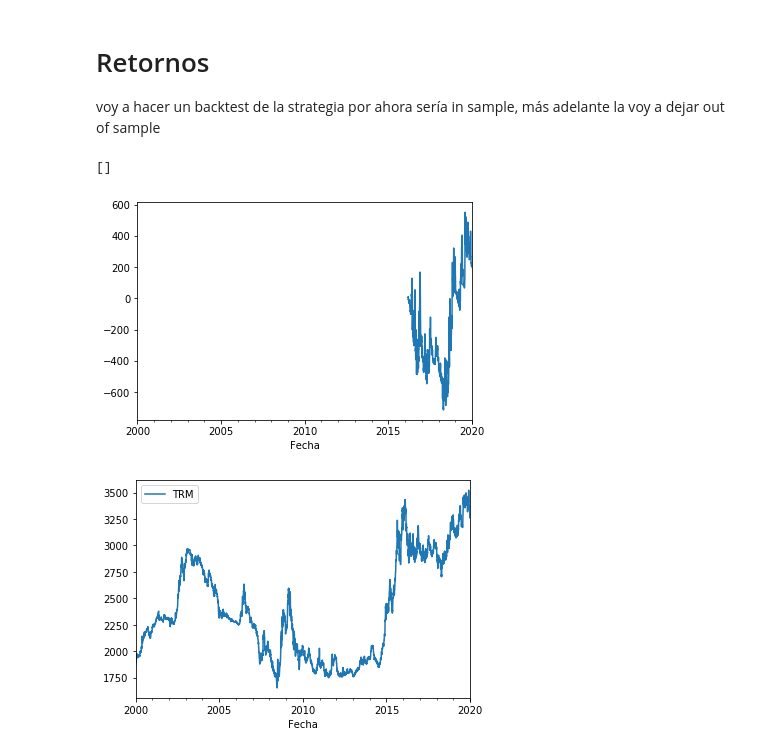
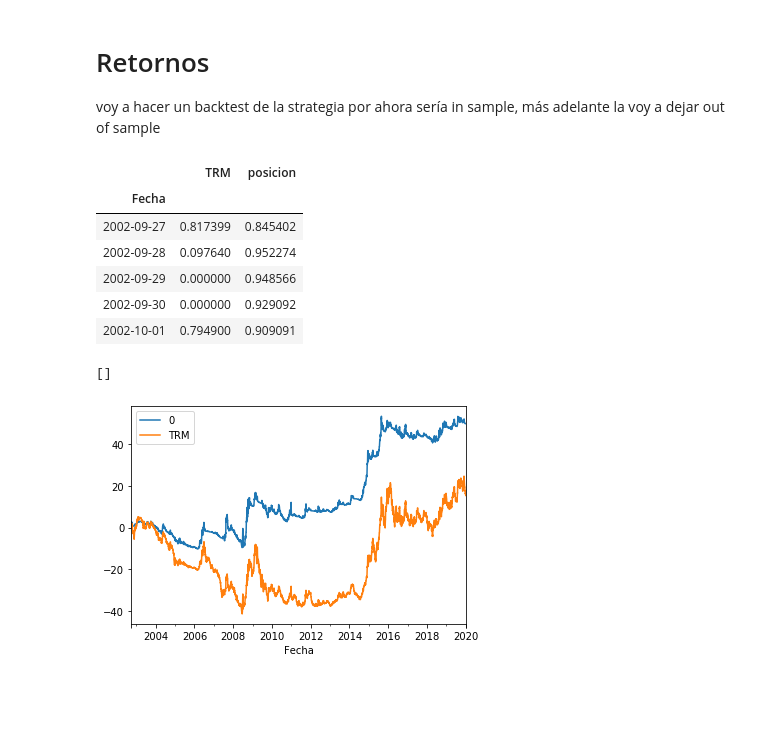
Before and after one commit to jdsuarez10/Filtro-de-HP-para-USD-COP, a Jupyter notebook: Filtro HP.ipynb, the cells around one changed output. Drawn from its saved outputs; the diff is of its cells as text; code cells hidden in the pictures; blank space fills up the shorter version.

```diff
--- a/Filtro HP.ipynb
+++ b/Filtro HP.ipynb
@@ -82,0 +78,3 @@ posicion.plot()
+# %%
+posicion=posicion.dropna()
+posicion.head()
@@ -87,16 +100,26 @@ voy a hacer un backtest de la strategia por ahora sería in sample, más adelant
 trm_r=(np.log(trm_m)-np.log(trm_m.shift(1)))*100
 # %%
 estrategia=trm_r
-# %%
-estrategia["posicion"]=posicion
+# %%
+estrategia["posicion"]=posicion[posicion.columns[0]]
+estrategia=estrategia.dropna()
+estrategia.head()
+# %% [output]
+|  | TRM | posicion |
+| Fecha |  |  |
+| 2002-09-27 | 0.817399 | 0.845402 |
+| 2002-09-28 | 0.097640 | 0.952274 |
+| 2002-09-29 | 0.000000 | 0.948566 |
+| 2002-09-30 | 0.000000 | 0.929092 |
+| 2002-10-01 | 0.794900 | 0.909091 |
 # %%
 retorno=estrategia[estrategia.columns[0]]*estrategia[estrategia.columns[1]]
+# %%
+inicio=len(trm_m)-len(retorno)
 # %%
-retorno.cumsum().plot()
-trm_m.plot()
+pd.DataFrame(retorno.cumsum()).join((trm_m/trm.iloc[inicio])*100-100).plot()
 plt.plot()
 # %% [output]
 []
-[figure, old version]
+[figure, new version]
-[figure, removed]
 # %%
```
Also changed, not shown: parts of 18 cells of this notebook.
